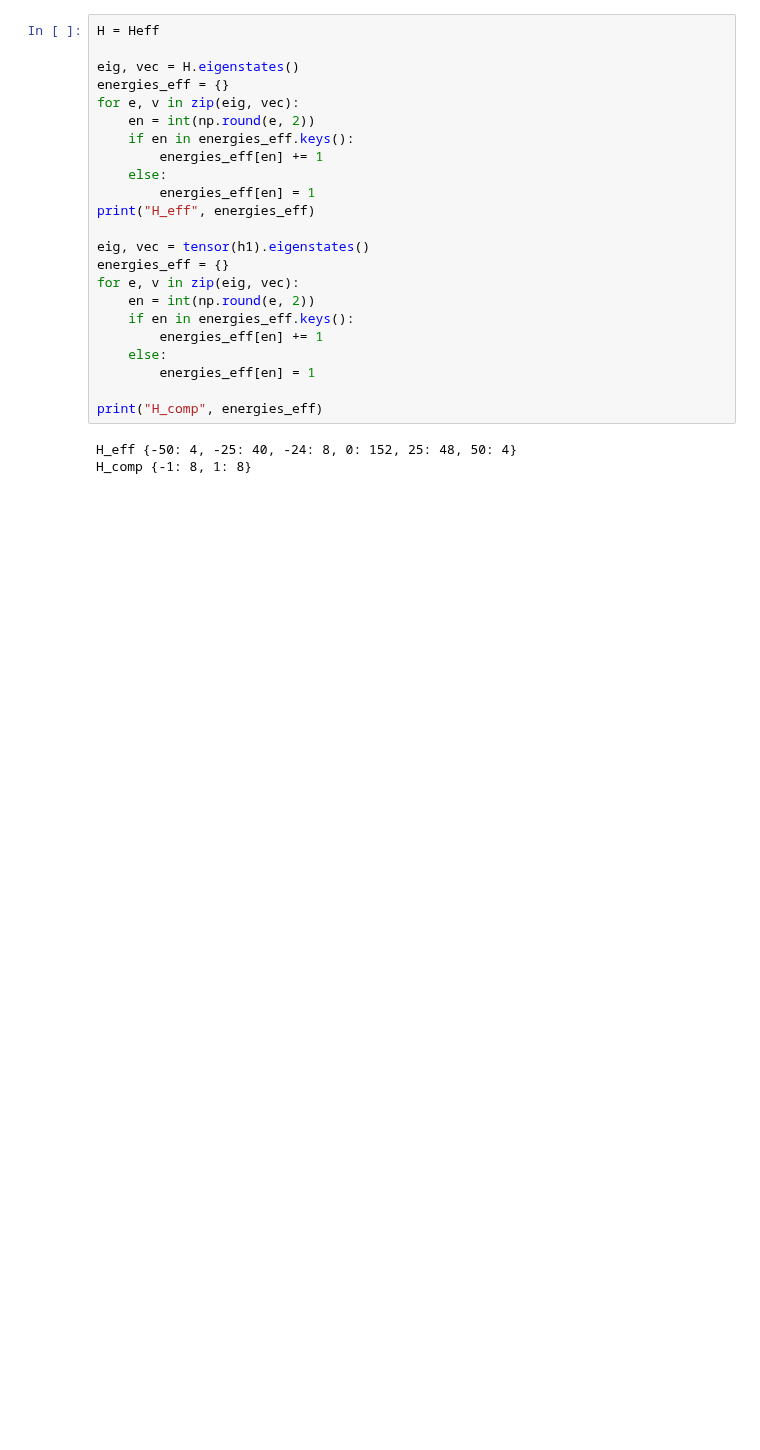
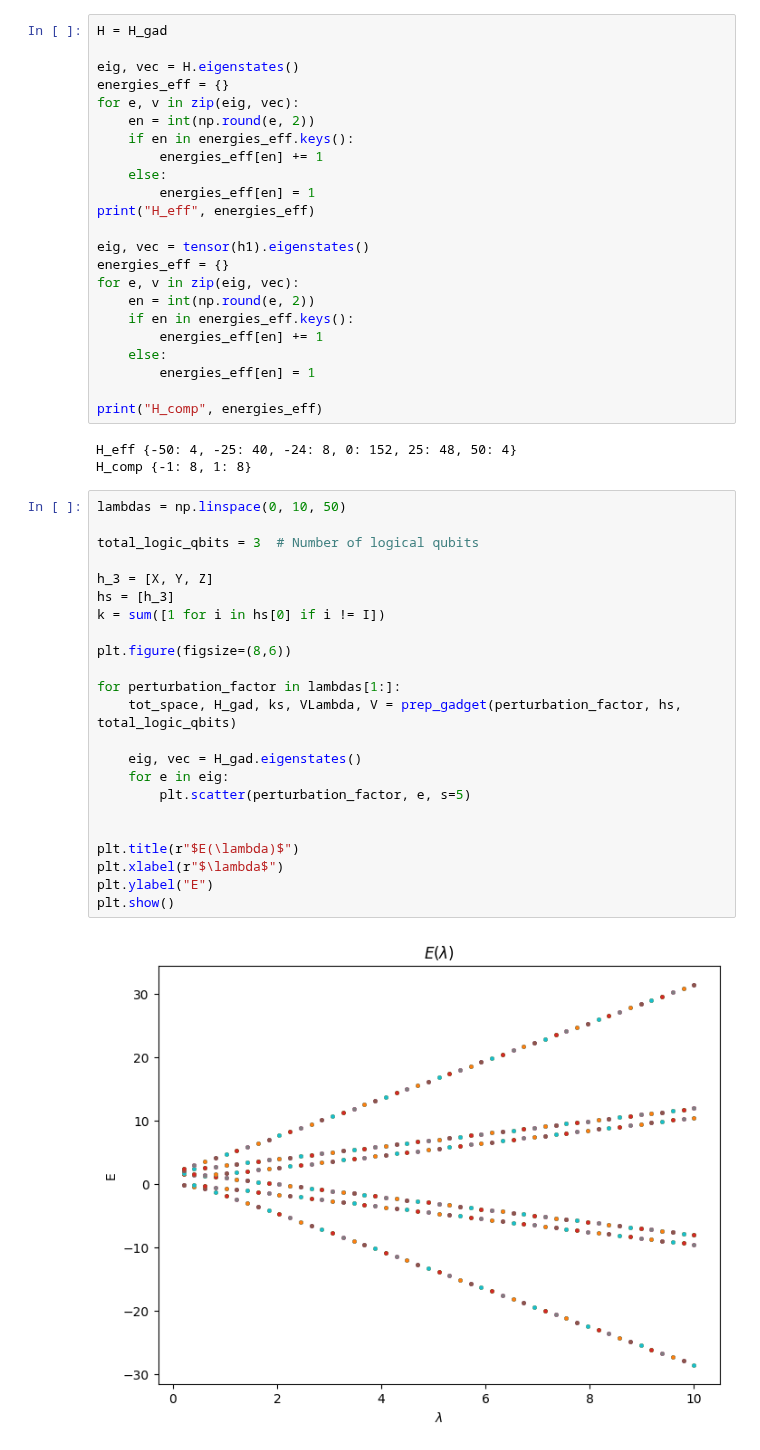
Before and after one commit to chenscheimq/QEC, a Jupyter notebook: Gadgets/gadget_sim.ipynb, the cells around one changed output. Drawn from its saved outputs; the diff is of its cells as text; blank space fills up the shorter version.

```diff
--- a/Gadgets/gadget_sim.ipynb
+++ b/Gadgets/gadget_sim.ipynb
@@ -384,5 +379,5 @@ plt.show()
 # %%
-H = Heff
+H = H_gad
 
 eig, vec = H.eigenstates()
 energies_eff = {}
@@ -407,3 +402,28 @@ print("H_comp", energies_eff)
 # %% [output]
 H_eff {-50: 4, -25: 40, -24: 8, 0: 152, 25: 48, 50: 4}
 H_comp {-1: 8, 1: 8}
+# %%
+lambdas = np.linspace(0, 10, 50)
+
+total_logic_qbits = 3  # Number of logical qubits
+
+h_3 = [X, Y, Z]
+hs = [h_3]
+k = sum([1 for i in hs[0] if i != I])
+
+plt.figure(figsize=(8,6))
+
+for perturbation_factor in lambdas[1:]:
+    tot_space, H_gad, ks, VLambda, V = prep_gadget(perturbation_factor, hs, total_logic_qbits)
+
+    eig, vec = H_gad.eigenstates()
+    for e in eig:
+        plt.scatter(perturbation_factor, e, s=5)
+
+
+plt.title(r"$E(\lambda)$")
+plt.xlabel(r"$\lambda$")
+plt.ylabel("E")
+plt.show()
+# %% [output]
+[figure, added]
```
Also changed, not shown: parts of 7 cells of this notebook.
